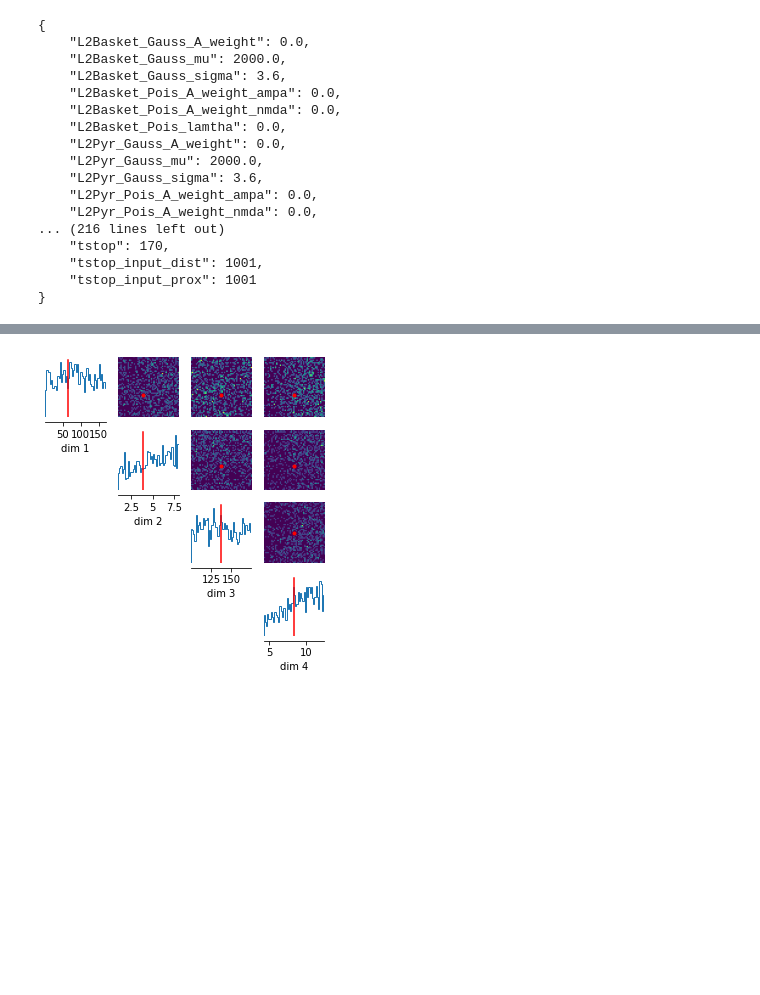
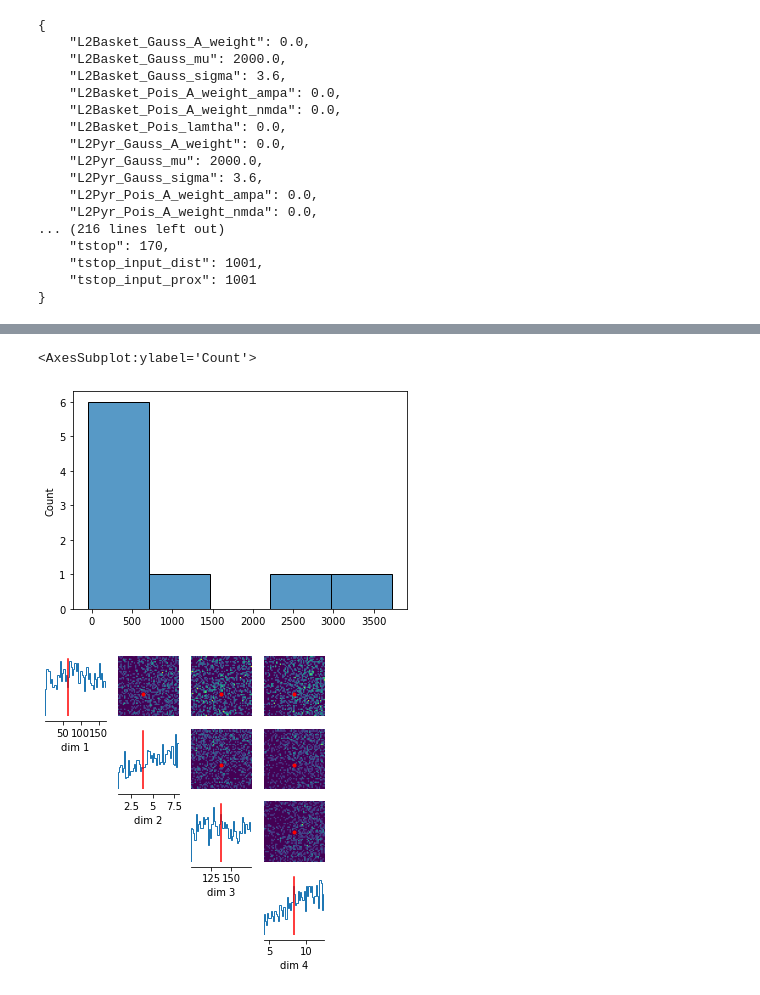
Before and after one commit to andererka/SBI_for_EEG, a Jupyter notebook: notebooks/ERP_parameter_inference_notebook.ipynb, the cells around one changed output, grey strips where cells are left out. Saved outputs shown, nothing was run; the diff lists cells and outputs as text; code cells hidden in the pictures; blank space fills up the shorter version.

```diff
--- a/notebooks/ERP_parameter_inference_notebook.ipynb
+++ b/notebooks/ERP_parameter_inference_notebook.ipynb
@@ -235,3 +263,9 @@ NameError: name 'torch' is not defined
+# %%
+plt.plot()
+sns.histplot(obs_real)
+# %% [output]
+<AxesSubplot:ylabel='Count'>
+[figure, added]
 # %%
 true_params = torch.Tensor([63.53, 3.85, 137.12, 8.33])
 
```
Also changed, not shown: parts of 7 cells of this notebook, 4 other files.
